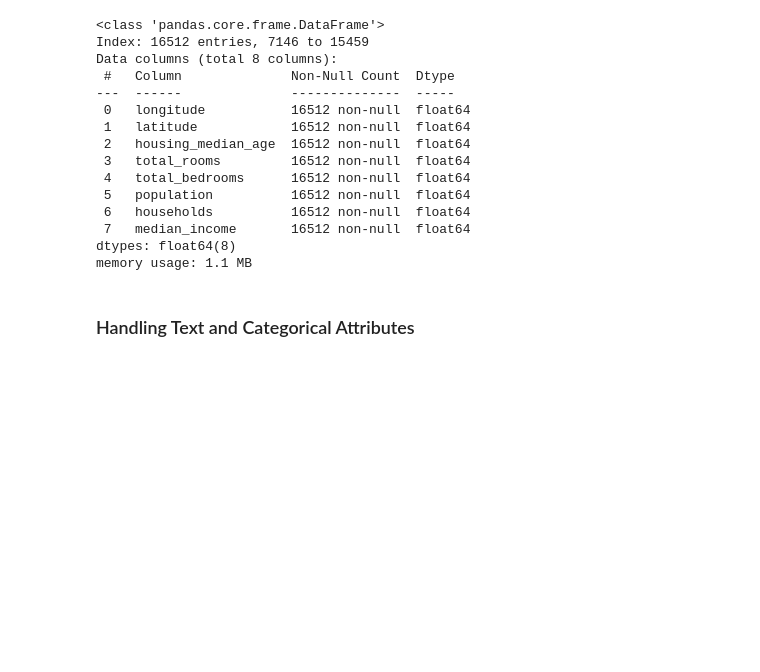
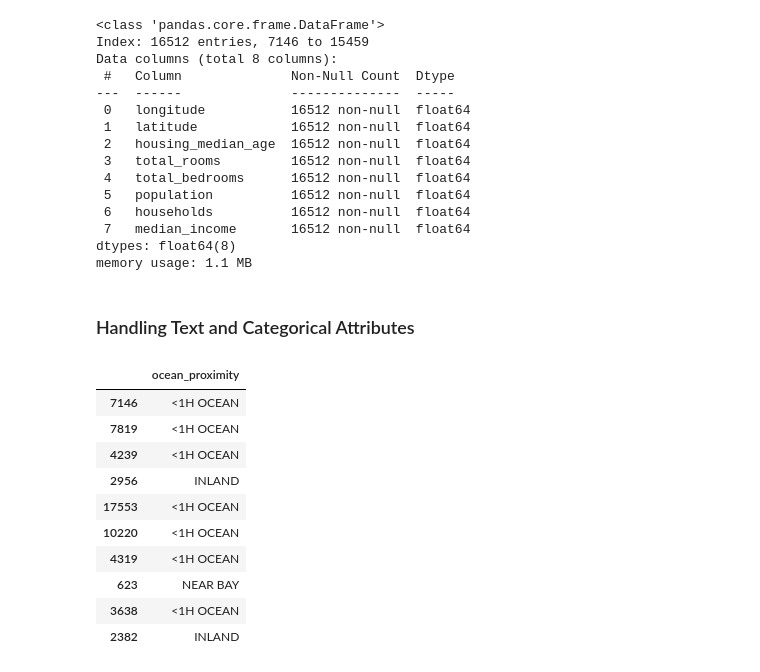
Before and after one commit to HyanLucas/California_Housing, a Jupyter notebook: notebooks/data_analysis_california_housing.ipynb, the cells around one changed output. Cells and saved outputs as stored; diff of their text form; code cells hidden in the pictures; blank space fills up the shorter version.

```diff
--- a/notebooks/data_analysis_california_housing.ipynb
+++ b/notebooks/data_analysis_california_housing.ipynb
@@ -375,3 +372,18 @@ dtypes: float64(8)
 memory usage: 1.1 MB
 # %% [markdown]
 ### Handling Text and Categorical Attributes
+# %%
+housing_cat = housing[['ocean_proximity']]
+housing_cat.head(10)
+# %% [output]
+|  | ocean_proximity |
+| 7146 | <1H OCEAN |
+| 7819 | <1H OCEAN |
+| 4239 | <1H OCEAN |
+| 2956 | INLAND |
+| 17553 | <1H OCEAN |
+| 10220 | <1H OCEAN |
+| 4319 | <1H OCEAN |
+| 623 | NEAR BAY |
+| 3638 | <1H OCEAN |
+| 2382 | INLAND |
```
Also changed, not shown: parts of 47 cells of this notebook, 1 other file.
